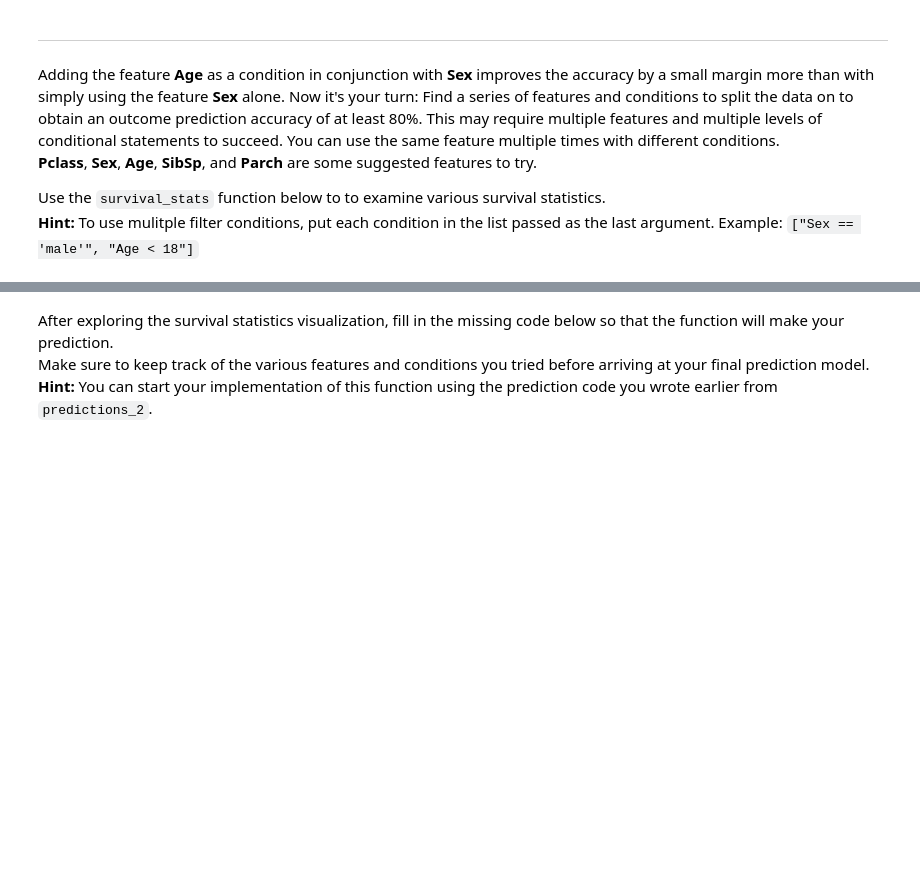
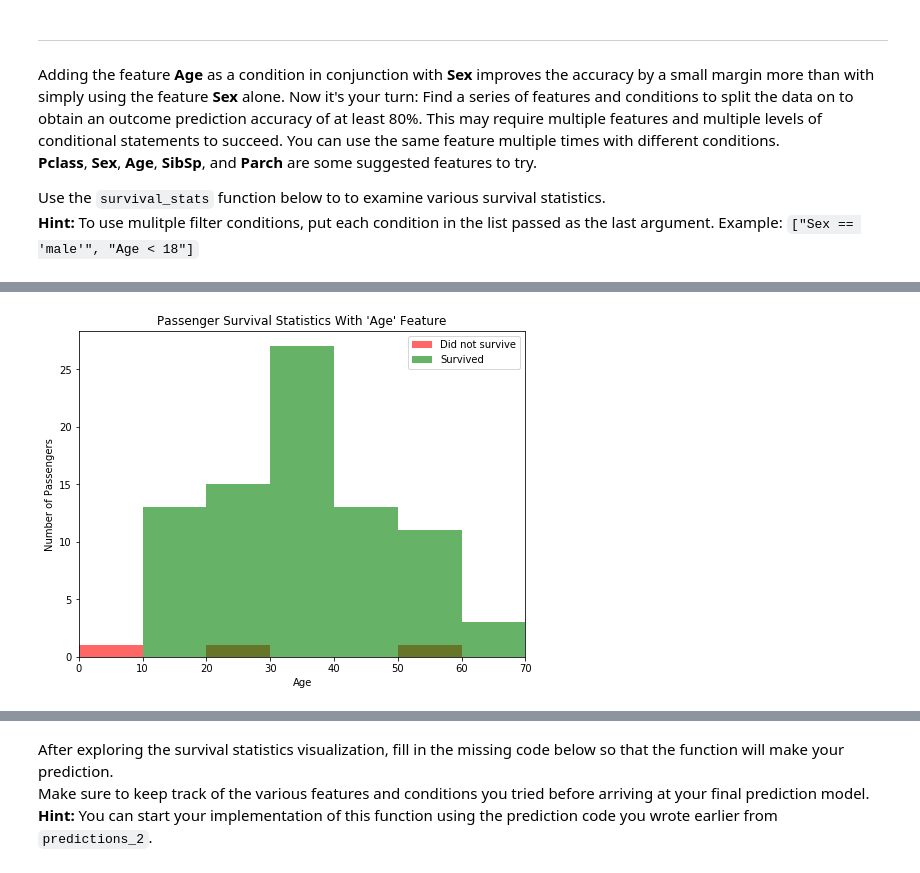
Before and after one commit to rodsveiga/machine-learning, a Jupyter notebook: projects/titanic_survival_exploration/titanic_survival_exploration.ipynb, the cells around one changed output, grey strips where cells are left out. Saved outputs shown, nothing was run; the diff lists cells and outputs as text; code cells hidden in the pictures; blank space fills up the shorter version.

```diff
--- a/projects/titanic_survival_exploration/titanic_survival_exploration.ipynb
+++ b/projects/titanic_survival_exploration/titanic_survival_exploration.ipynb
@@ -185,0 +299,4 @@ vs.survival_stats(data, outcomes, 'Age', ["Sex == 'male'", "Age < 18"])
+# %%
+vs.survival_stats(data, outcomes, 'Age', ["Sex == 'female'", "Pclass == 1"])
+# %% [output]
+[figure, added]
```
Also changed, not shown: parts of 27 cells of this notebook, 1 other file.
